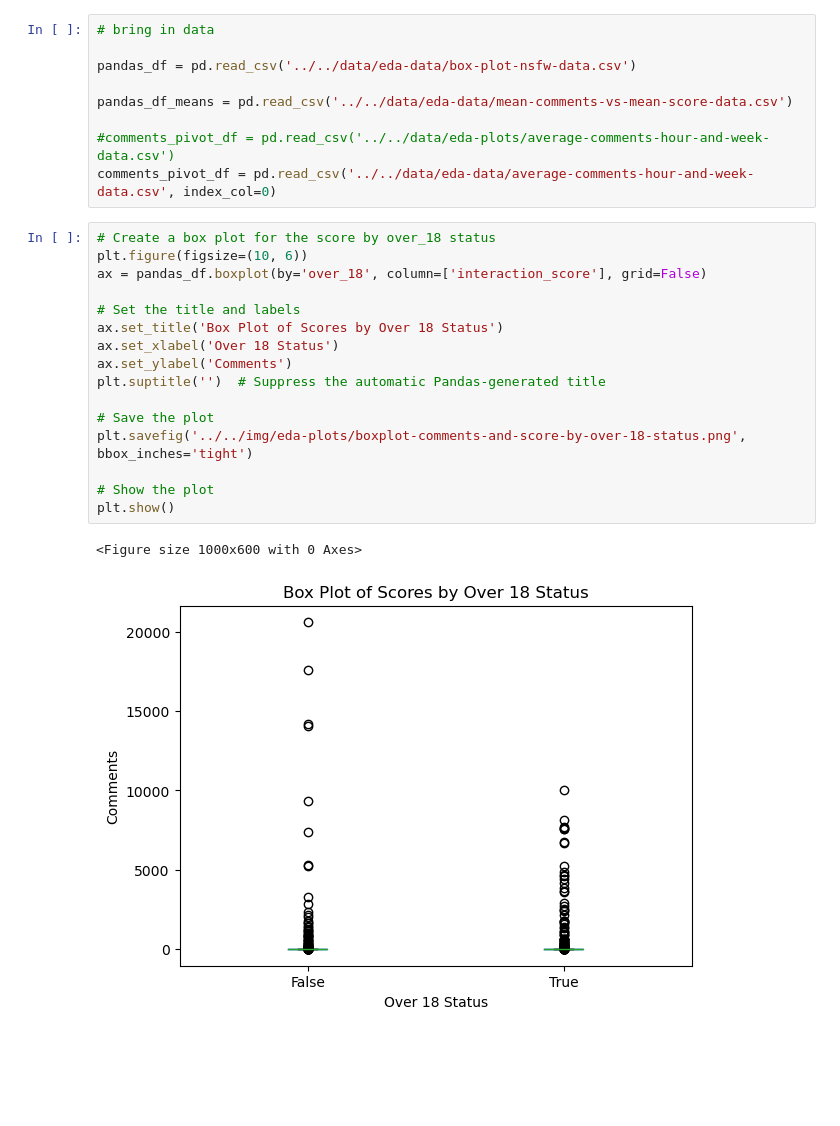
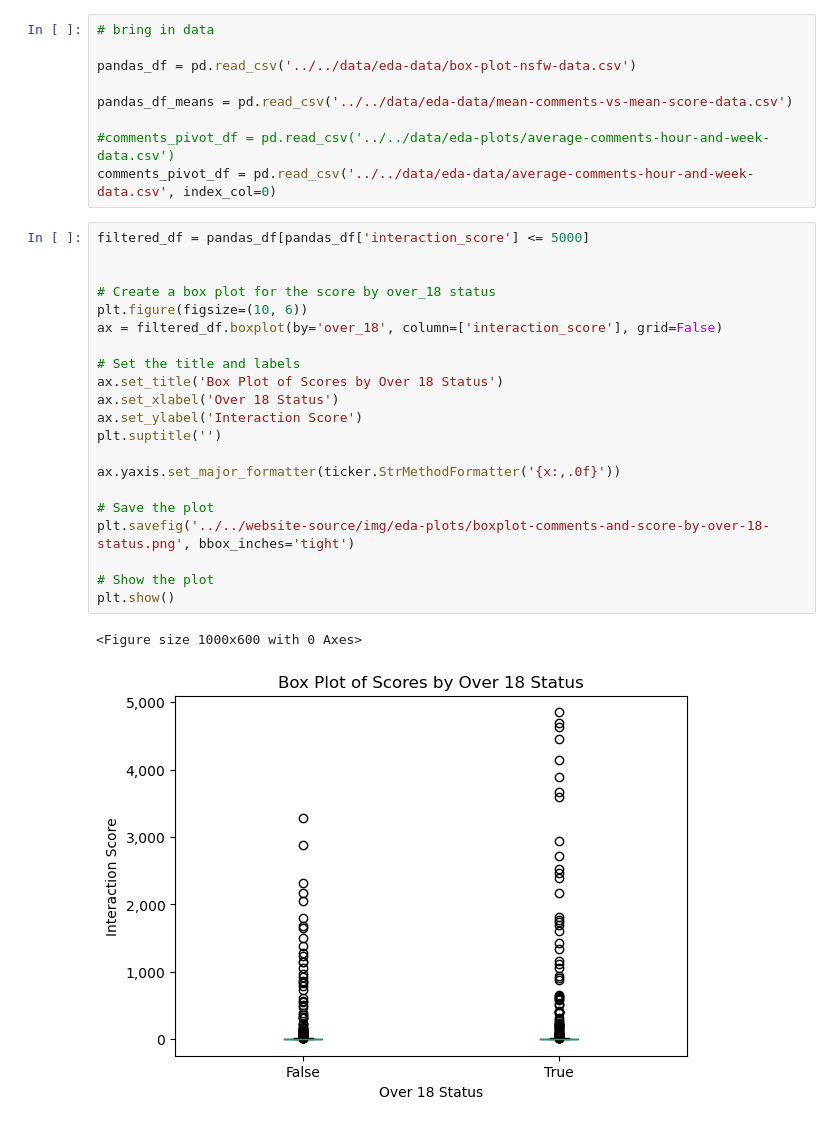
Before and after one commit to gu-dsan6000/fall-2023-reddit-project-team-17, a Jupyter notebook: code/project-eda/project-eda-exploratory-vis.ipynb, the cells around one changed output. Drawn from its saved outputs; the diff is of its cells as text; blank space fills up the shorter version.

```diff
--- a/code/project-eda/project-eda-exploratory-vis.ipynb
+++ b/code/project-eda/project-eda-exploratory-vis.ipynb
@@ -12,24 +13,29 @@ pandas_df_means = pd.read_csv('../../data/eda-data/mean-comments-vs-mean-score-d
 #comments_pivot_df = pd.read_csv('../../data/eda-plots/average-comments-hour-and-week-data.csv')
 comments_pivot_df = pd.read_csv('../../data/eda-data/average-comments-hour-and-week-data.csv', index_col=0)
 # %%
+filtered_df = pandas_df[pandas_df['interaction_score'] <= 5000]
+
+
 # Create a box plot for the score by over_18 status
 plt.figure(figsize=(10, 6))
-ax = pandas_df.boxplot(by='over_18', column=['interaction_score'], grid=False)
+ax = filtered_df.boxplot(by='over_18', column=['interaction_score'], grid=False)
 
 # Set the title and labels
 ax.set_title('Box Plot of Scores by Over 18 Status')
 ax.set_xlabel('Over 18 Status')
-ax.set_ylabel('Comments')
-plt.suptitle('')  # Suppress the automatic Pandas-generated title
+ax.set_ylabel('Interaction Score')
+plt.suptitle('')
+
+ax.yaxis.set_major_formatter(ticker.StrMethodFormatter('{x:,.0f}'))
 
 # Save the plot
-plt.savefig('../../img/eda-plots/boxplot-comments-and-score-by-over-18-status.png', bbox_inches='tight')
+plt.savefig('../../website-source/img/eda-plots/boxplot-comments-and-score-by-over-18-status.png', bbox_inches='tight')
 
 # Show the plot
 plt.show()
 # %% [output]
 <Figure size 1000x600 with 0 Axes>
-[figure, old version]
+[figure, new version]
 # %%
 # Create the scatter plot
 plt.figure(figsize=(12, 8))
```
Also changed, not shown: parts of 3 cells of this notebook, 4 other files.
